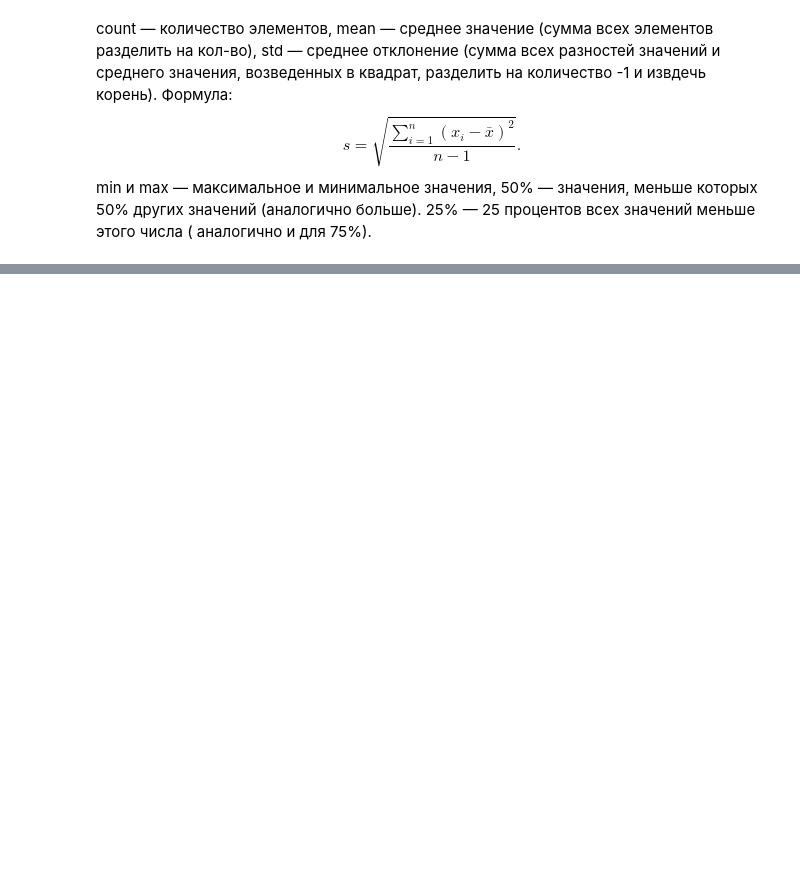
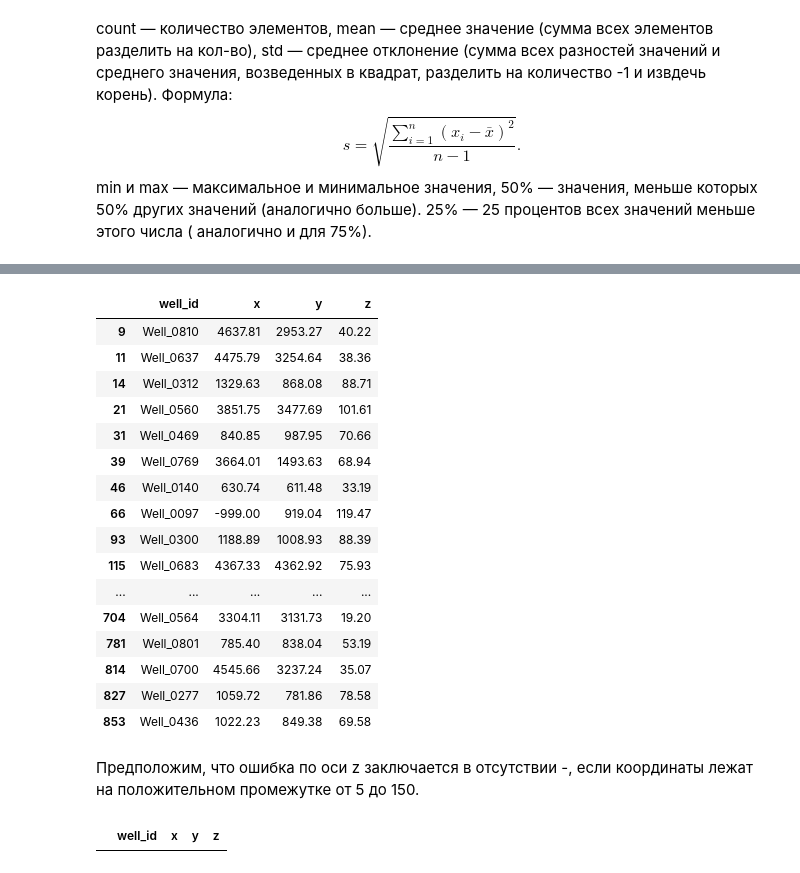
Before and after one commit to semsotsemm/ML-training, a Jupyter notebook: ML-006/notebook/01_exploration.ipynb, the cells around one changed output, grey strips where cells are left out. Drawn from its saved outputs; the diff is of its cells as text; code cells hidden in the pictures; blank space fills up the shorter version.

```diff
--- a/ML-006/notebook/01_exploration.ipynb
+++ b/ML-006/notebook/01_exploration.ipynb
@@ -96,0 +111,26 @@ df.describe()
+# %%
+df[(df["z"] > -5) | (df["z"] < -150)]
+# %% [output]
+|  | well_id | x | y | z |
+| 9 | Well_0810 | 4637.81 | 2953.27 | 40.22 |
+| 11 | Well_0637 | 4475.79 | 3254.64 | 38.36 |
+| 14 | Well_0312 | 1329.63 | 868.08 | 88.71 |
+| 21 | Well_0560 | 3851.75 | 3477.69 | 101.61 |
+| 31 | Well_0469 | 840.85 | 987.95 | 70.66 |
+| 39 | Well_0769 | 3664.01 | 1493.63 | 68.94 |
+| 46 | Well_0140 | 630.74 | 611.48 | 33.19 |
+| 66 | Well_0097 | -999.00 | 919.04 | 119.47 |
+| 93 | Well_0300 | 1188.89 | 1008.93 | 88.39 |
+| 115 | Well_0683 | 4367.33 | 4362.92 | 75.93 |
+| ... | ... | ... | ... | ... |
+| 704 | Well_0564 | 3304.11 | 3131.73 | 19.20 |
+| 781 | Well_0801 | 785.40 | 838.04 | 53.19 |
+| 814 | Well_0700 | 4545.66 | 3237.24 | 35.07 |
+| 827 | Well_0277 | 1059.72 | 781.86 | 78.58 |
+| 853 | Well_0436 | 1022.23 | 849.38 | 69.58 |
+# %% [markdown]
+Предположим, что ошибка по оси z заключается в отсутствии -, если координаты лежат на положительном промежутке от 5 до 150.
+# %%
+df[((df["z"] > -5) | (df["z"] < -150)) & ((df["z"] < 5) | (df["z"] > 150)) ]
+# %% [output]
+|  | well_id | x | y | z |
```
Also changed, not shown: parts of 22 cells of this notebook, 2 other files.
